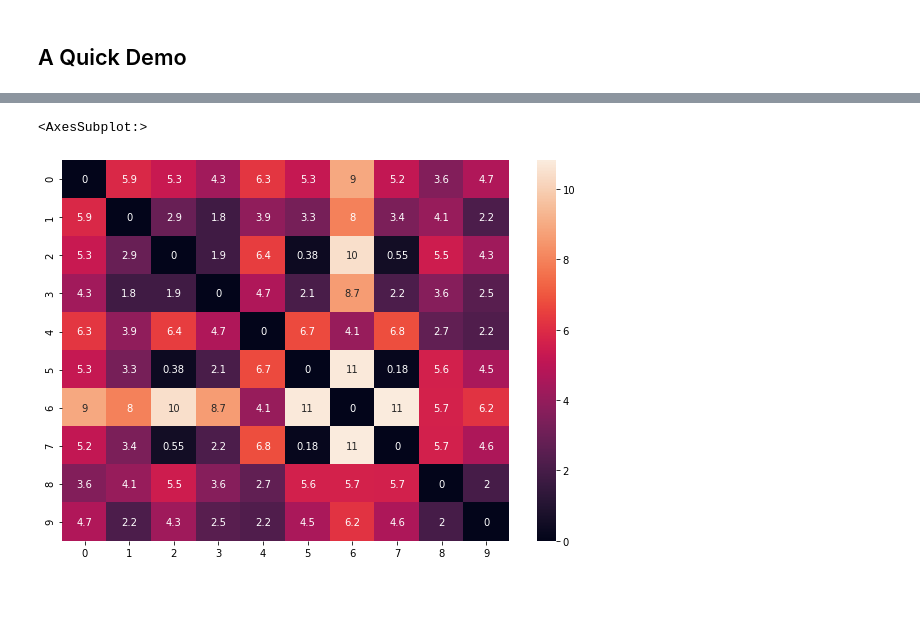
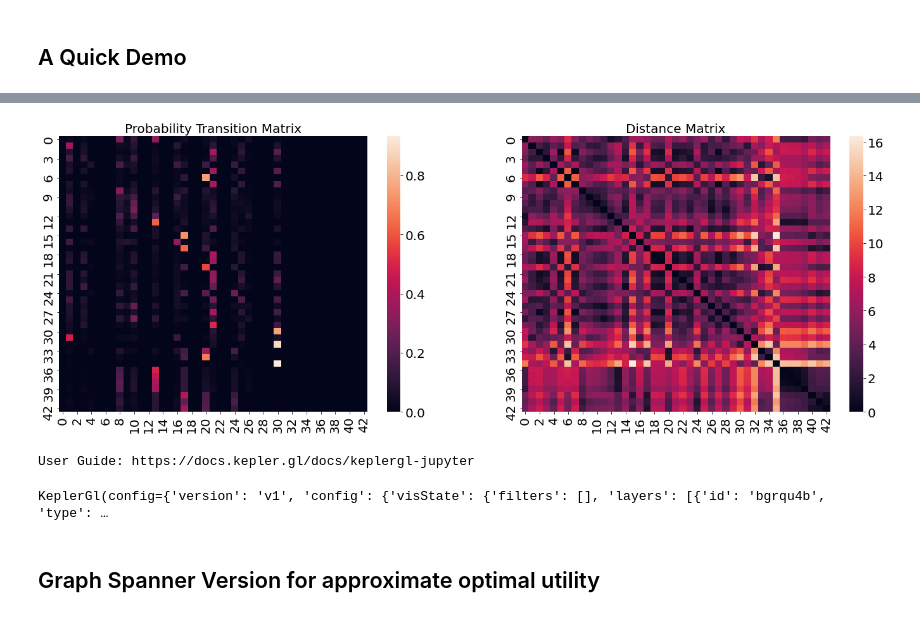
Before and after one commit to quao627/GeoDifferentialPrivacy, a Jupyter notebook: Two Mechanisms.ipynb, the cells around one changed output, grey strips where cells are left out. Drawn from its saved outputs; the diff is of its cells as text; code cells hidden in the pictures.

Commit message:
graph spanner

```diff
--- a/Two Mechanisms.ipynb
+++ b/Two Mechanisms.ipynb
@@ -135,7 +136,7 @@ import osmnx as ox
 # %%
 all_zones = gpd.read_file('data/ZIP_Codes.geojson')
 all_zones['Centroids'] = all_zones['geometry'].apply(lambda x: x.centroid)
-sample = all_zones[:10]
+sample = all_zones
 # %%
 x_list = [(lon, lat) for (lon, lat) in sample['Centroids'].apply(lambda x: (x.xy[0][0], x.xy[1][0]))]
 pi_list = [geometry.area for geometry in sample['geometry']]
@@ -258,6 +251,43 @@ sns.heatmap(p_matrix, annot=True)
-# %%
-plt.figure(figsize=(10, 7))
-sns.heatmap(dist_matrix, annot=True)
-# %% [output]
-<AxesSubplot:>
-[figure, removed]
+# %%
+import matplotlib
+matplotlib.rc('xtick', labelsize=20)
+matplotlib.rc('ytick', labelsize=20)
+
+fig, axes = plt.subplots(1, 2, figsize=(24, 8))
+sns.heatmap(p_matrix, annot=False, ax=axes[0])
+sns.heatmap(dist_matrix, annot=False, ax=axes[1])
+axes[0].set_title('Probability Transition Matrix', fontsize=20);
+axes[1].set_title('Distance Matrix', fontsize=20);
+# %% [output]
+[figure, added]
+# %%
+import warnings
+warnings.filterwarnings("ignore")
+
+from keplergl import KeplerGl
+
+map1 = KeplerGl()
+
+prob_diff = post_prob - pre_prob
+tmp = sample.copy(deep=True).drop('Centroids', axis=1)
+tmp['prob_diff'] = prob_diff
+tmp['pre_prob'] = pre_prob
+tmp['post_prob'] = post_prob
+
+equalizer = ox.geocode_to_gdf('Beijing, China').iloc[0, 0]
+tmp.append(pd.Series(), ignore_index=True)
+tmp.loc[len(tmp), 'geometry'] = equalizer
+tmp.loc[len(tmp)-1, 'pre_prob'] = max(pre_prob.max(), post_prob.max())
+tmp.loc[len(tmp)-2, 'post_prob'] = max(pre_prob.max(), post_prob.max())
+
+map1.add_data(tmp, name='Differential Privacy on Boston Postal Zones')
+
+with open('comparison_map_config_1.json', 'r') as f:
+    config = json.load(f)
+map1.config = config
+map1
+# %% [output]
+User Guide: https://docs.kepler.gl/docs/keplergl-jupyter
+KeplerGl(config={'version': 'v1', 'config': {'visState': {'filters': [], 'layers': [{'id': 'bgrqu4b', 'type': …
+# %% [markdown]
+## Graph Spanner Version for approximate optimal utility
```
Also changed, not shown: parts of 12 cells of this notebook, 4 other files.
